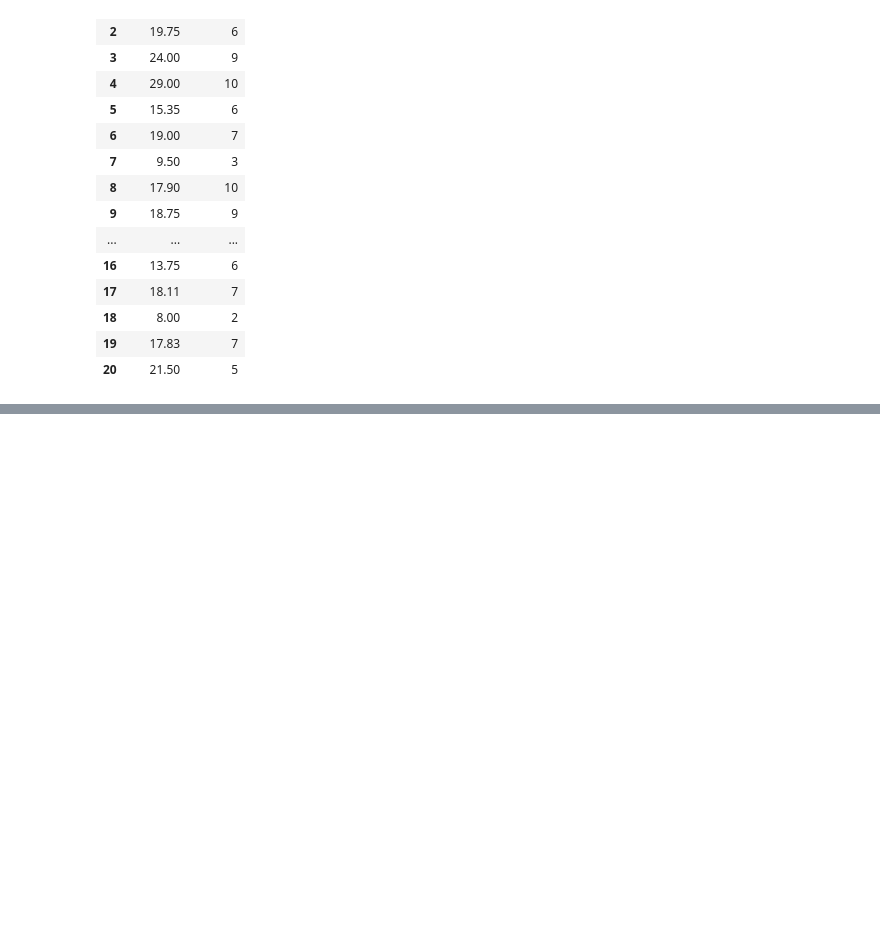
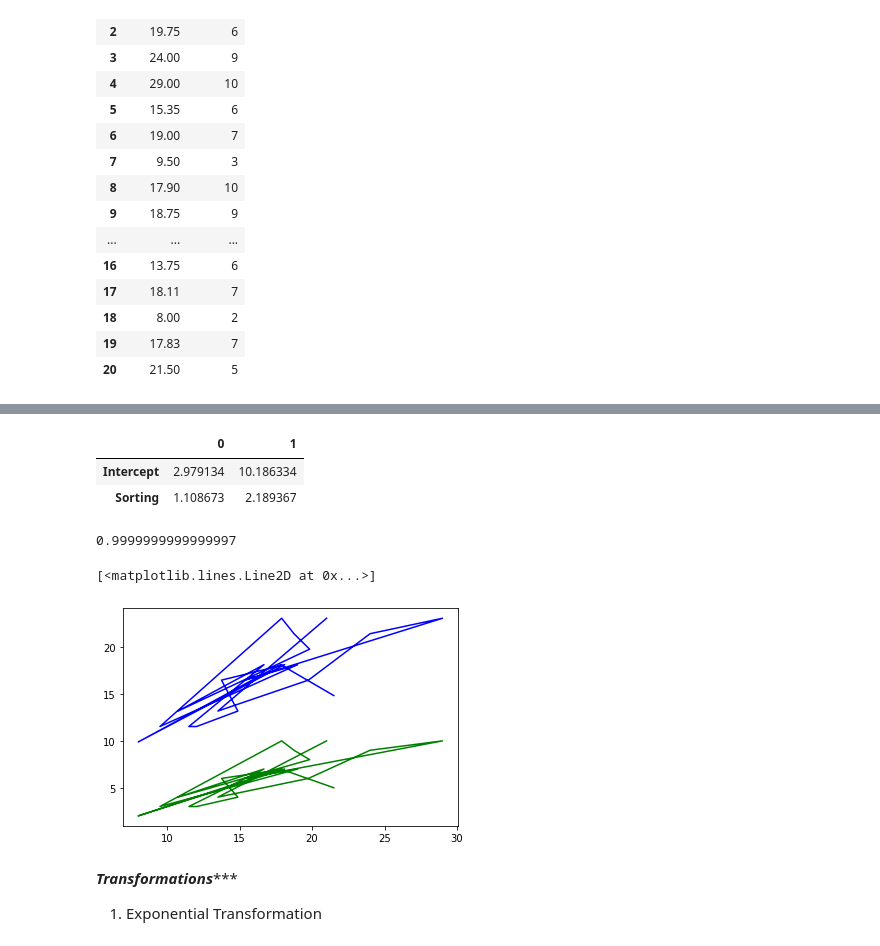
Before and after one commit to vikrantv91/Excelr-Assignment, a Jupyter notebook: Linear regression/Delivery time.ipynb, the cells around one changed output, grey strips where cells are left out. Saved outputs shown, nothing was run; the diff lists cells and outputs as text; code cells hidden in the pictures; blank space fills up the shorter version.

```diff
--- a/Linear regression/Delivery time.ipynb
+++ b/Linear regression/Delivery time.ipynb
@@ -116,0 +130,20 @@ Notes:
+# %%
+model.conf_int(0.05)
+# %% [output]
+|  | 0 | 1 |
+| Intercept | 2.979134 | 10.186334 |
+| Sorting | 1.108673 | 2.189367 |
+# %%
+pred_1 = model.predict(delivery.iloc[:,1])
+# %%
+pred_1.corr(delivery.Sorting)
+# %% [output]
+0.9999999999999997
+# %%
+plt.plot(delivery['Delivery'],delivery['Sorting'],color='green');plt.plot(delivery['Delivery'],pred_1,color='blue')
+# %% [output]
+[<matplotlib.lines.Line2D at 0x...>]
+[figure, added]
+# %% [markdown]
+*********Transformations************
+1. Exponential Transformation
```
Also changed, not shown: parts of 22 cells of this notebook, 1 other file.
